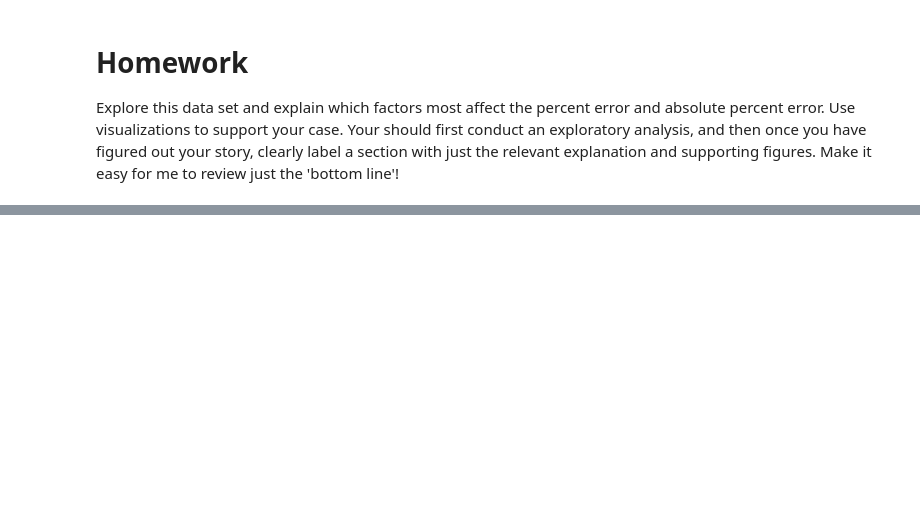
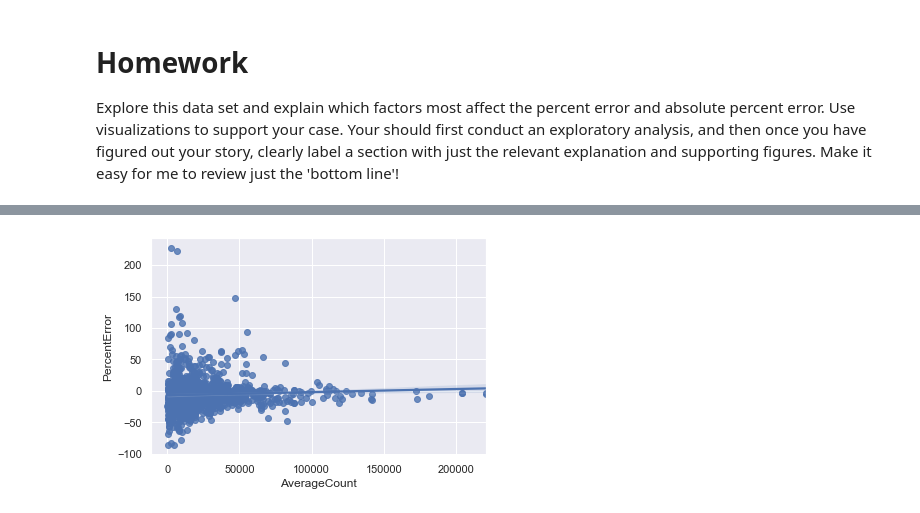
Before and after one commit to emily-greenway/ce599, a Jupyter notebook: 13-Data Viz 1/data-viz-1.ipynb, the cells around one changed output, grey strips where cells are left out. Cells and saved outputs as stored; diff of their text form; code cells hidden in the pictures; blank space fills up the shorter version.

```diff
--- a/13-Data Viz 1/data-viz-1.ipynb
+++ b/13-Data Viz 1/data-viz-1.ipynb
@@ -171,0 +223,4 @@ Explore this data set and explain which factors most affect the percent error an
+# %%
+sns.regplot(x="AverageCount", y="PercentError", data=df);
+# %% [output]
+[figure, added]
```
Also changed, not shown: parts of 53 cells of this notebook.
